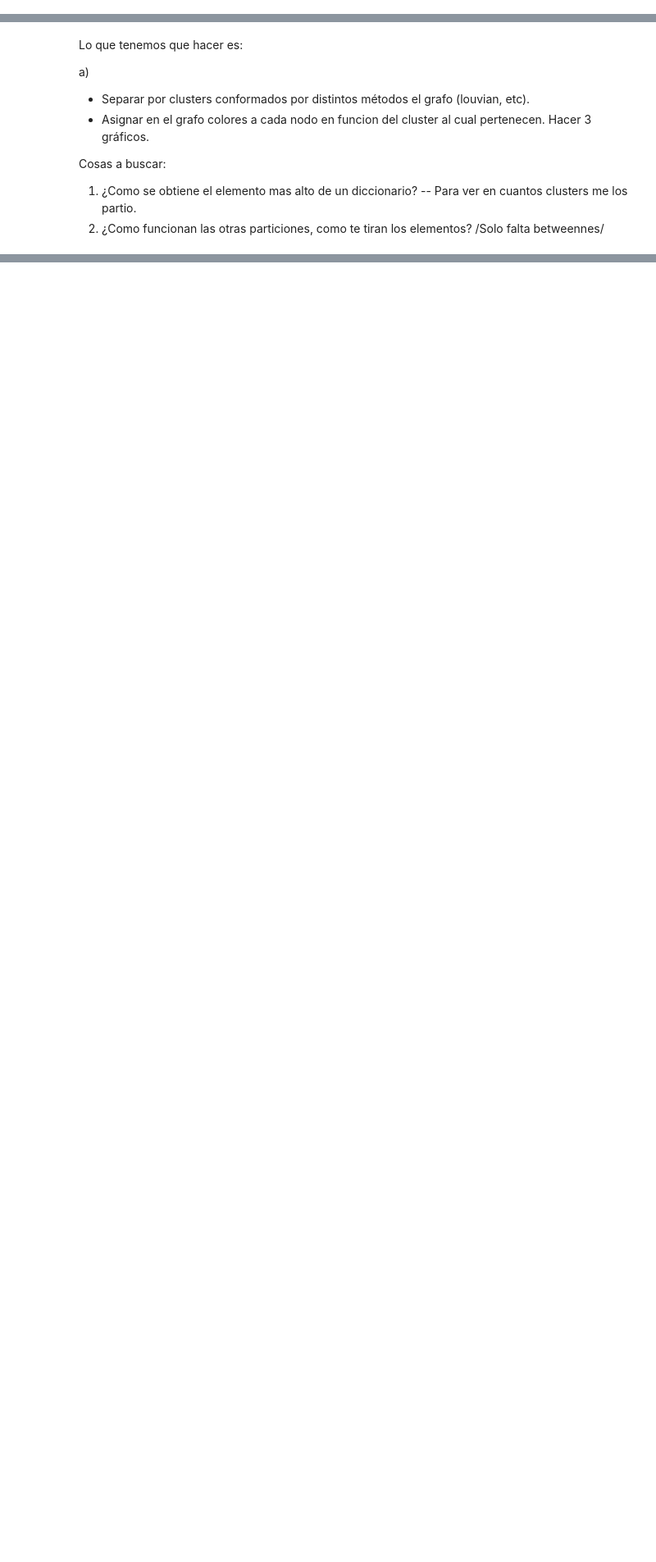
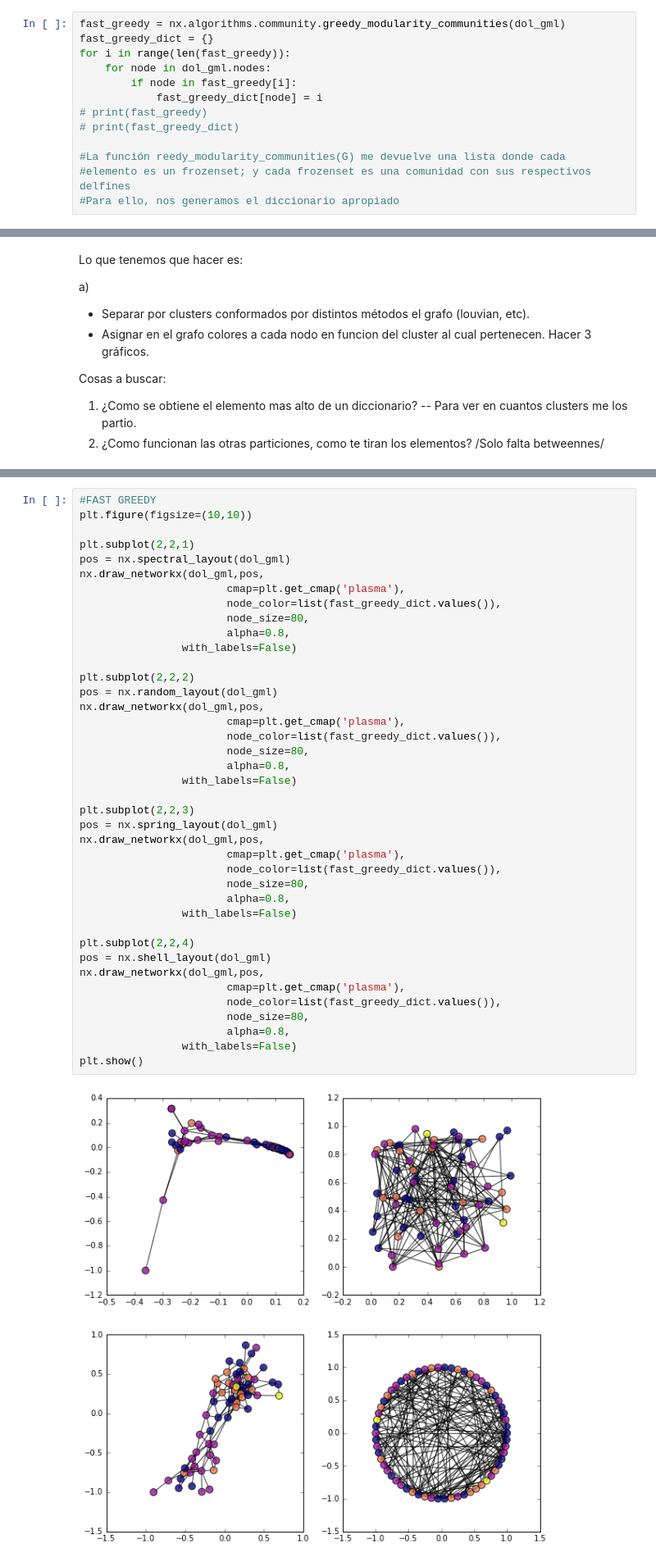
Before and after one commit to Juanfio/FacuyJuan_2018, a Jupyter notebook: TP03/TP03.ipynb, the cells around one changed output, grey strips where cells are left out. Shown at 82% size. Cells and saved outputs as stored; diff of their text form; blank space fills up the shorter version.

```diff
--- a/TP03/TP03.ipynb
+++ b/TP03/TP03.ipynb
@@ -48,0 +48,13 @@ AttributeError: module 'networkx.algorithms.community' has no attribute 'greedy_
+# %%
+fast_greedy = nx.algorithms.community.greedy_modularity_communities(dol_gml)
+fast_greedy_dict = {}
+for i in range(len(fast_greedy)):
+    for node in dol_gml.nodes:
+        if node in fast_greedy[i]:
+            fast_greedy_dict[node] = i
+# print(fast_greedy)
+# print(fast_greedy_dict)
+
+#La función reedy_modularity_communities(G) me devuelve una lista donde cada
+#elemento es un frozenset; y cada frozenset es una comunidad con sus respectivos delfines
+#Para ello, nos generamos el diccionario apropiado
@@ -102,0 +132,42 @@ plt.show()
+# %%
+#FAST GREEDY
+plt.figure(figsize=(10,10))
+
+plt.subplot(2,2,1)
+pos = nx.spectral_layout(dol_gml)
+nx.draw_networkx(dol_gml,pos,
+                       cmap=plt.get_cmap('plasma'),
+                       node_color=list(fast_greedy_dict.values()),
+                       node_size=80,
+                       alpha=0.8,
+                with_labels=False)
+
+plt.subplot(2,2,2)
+pos = nx.random_layout(dol_gml)
+nx.draw_networkx(dol_gml,pos,
+                       cmap=plt.get_cmap('plasma'),
+                       node_color=list(fast_greedy_dict.values()),
+                       node_size=80,
+                       alpha=0.8,
+                with_labels=False)
+
+plt.subplot(2,2,3)
+pos = nx.spring_layout(dol_gml)
+nx.draw_networkx(dol_gml,pos,
+                       cmap=plt.get_cmap('plasma'),
+                       node_color=list(fast_greedy_dict.values()),
+                       node_size=80,
+                       alpha=0.8,
+                with_labels=False)
+
+plt.subplot(2,2,4)
+pos = nx.shell_layout(dol_gml)
+nx.draw_networkx(dol_gml,pos,
+                       cmap=plt.get_cmap('plasma'),
+                       node_color=list(fast_greedy_dict.values()),
+                       node_size=80,
+                       alpha=0.8,
+                with_labels=False)
+plt.show()
+# %% [output]
+[figure, added]
```
Also changed, not shown: parts of 19 cells of this notebook.
